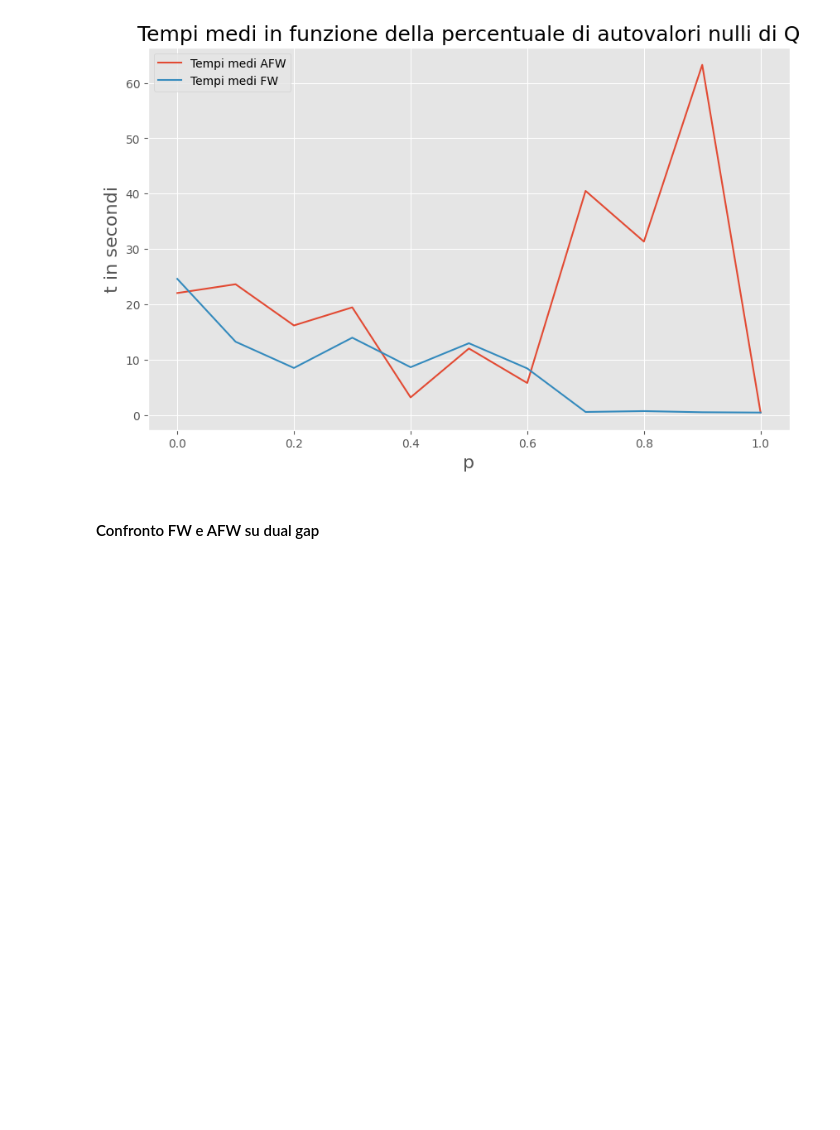
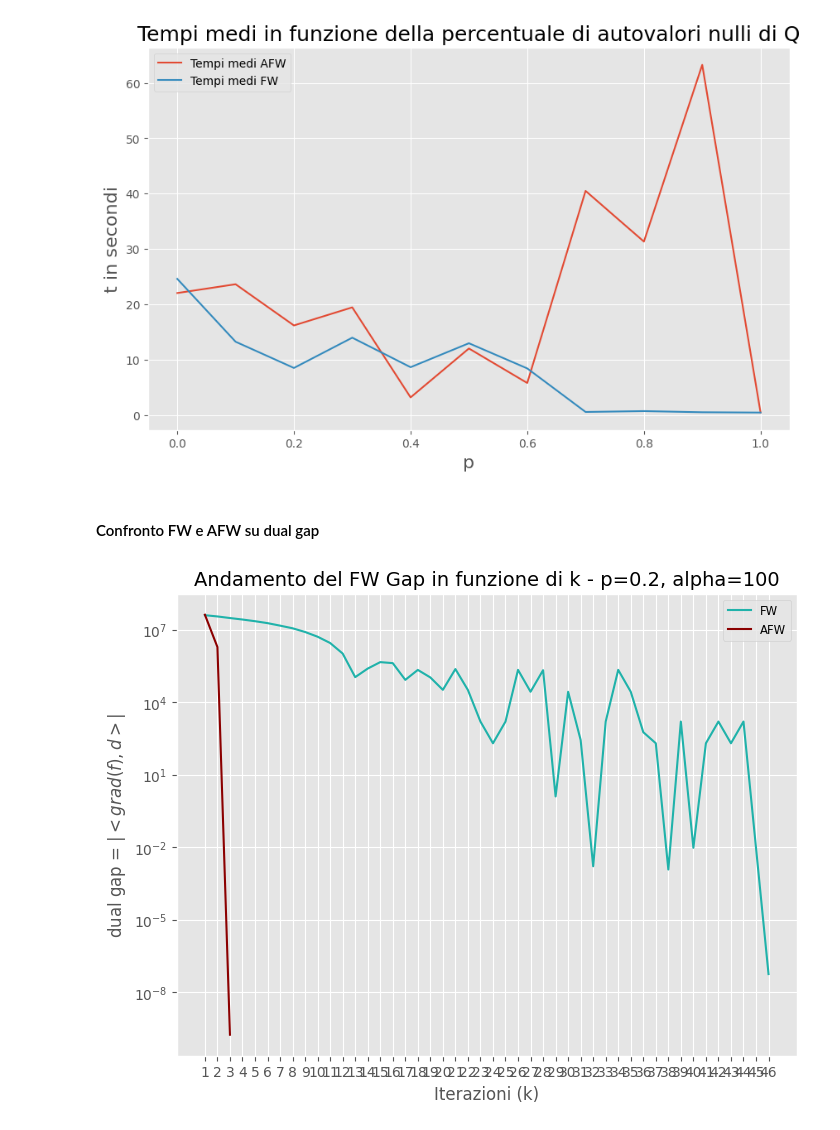
Before and after one commit to vpicchianti/Optimization-for-Data-Science, a Jupyter notebook: functions.ipynb, the cells around one changed output. Saved outputs shown, nothing was run; the diff lists cells and outputs as text; code cells hidden in the pictures; blank space fills up the shorter version.

```diff
--- a/functions.ipynb
+++ b/functions.ipynb
@@ -607,7 +607,7 @@ def plot_dual_gap_bis(gap_fw, gap_afw, p, alpha): # senza axes
     plt.xlabel('Iterazioni (k)', fontsize= 12)
     plt.yscale('log')
     plt.ylabel(r'dual gap = $|<grad(f), d>|$', fontsize=12)
-    plt.xticks(iterazioni_fw)
+    # plt.xticks(iterazioni_fw)
     plt.title('Andamento del FW Gap in funzione di k - p={}, alpha={}'.format(p, alpha), fontsize=14)
     plt.legend(fontsize='small', loc='upper right')
     plt.grid(True)
@@ -907,13 +907,18 @@ x_0 = [random.randint(0, u_i) for u_i in u]
 # %%
 nome_file_dmx = '1000/netgen-1000-1-1-a-b-s.dmx'
 _, numero_archi, u, _, q, _, _ , _ = leggi_file_dimacs(nome_file_dmx)
-# Q = genera_Q(10, u, q, numero_archi, 0.8)
-Q = genera_Q(1000, u, q, numero_archi, 0.2)
-# Q = genera_Q(10, u, q, numero_archi, 0.0)
+p = 0.2
+alpha = 100
+
+# Q = genera_Q(alpha, u, q, numero_archi, p)
+Q = genera_Q(alpha, u, q, numero_archi, p)
+# Q = genera_Q(alpha, u, q, numero_archi, p)
 func = lambda x: np.dot(x, np.dot(Q, x))+np.dot(q,x)
 
 
 gap, valori_f, k_totale, tempo_totale, tempi_per_it, x, sol_ottima, found_optimal = algoritmo_tradizionale(nome_file_dmx, epsilon = 0.0001, max_iter = 1000, Q = Q, q = q, u = u, numero_archi = numero_archi, tau = 0.01, step_size_ottimo = True, x_0 = x_0, visualize_res = False)
 gap_afw, f_values_afw, k_afw, tempo_tot_afw, tempi_per_it_afw, x_afw, found_optimal_afw = AFW(nome_file_dmx, epsilon = 0.0001, max_iter = 1000, Q = Q, q = q, numero_archi = numero_archi, func=func, k_granularity=1, x_0 = x_0, visualize_res = False)
 
-plot_dual_gap_bis(gap, gap_afw, p=10, alpha=0.2)
+plot_dual_gap_bis(gap, gap_afw, p=p, alpha=alpha)
+# %% [output]
+[figure, added]
```
Also changed, not shown: 2 other files.
